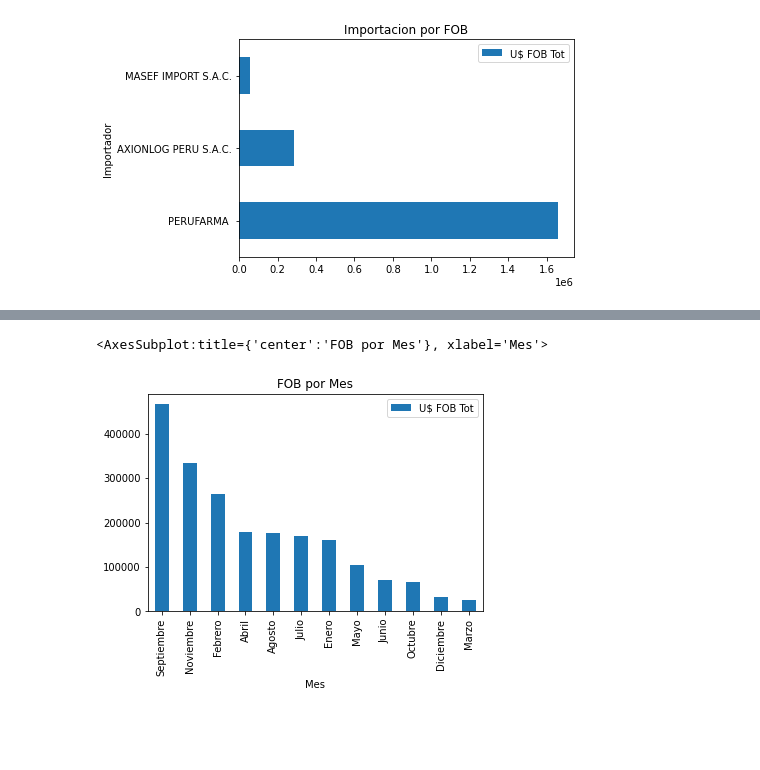
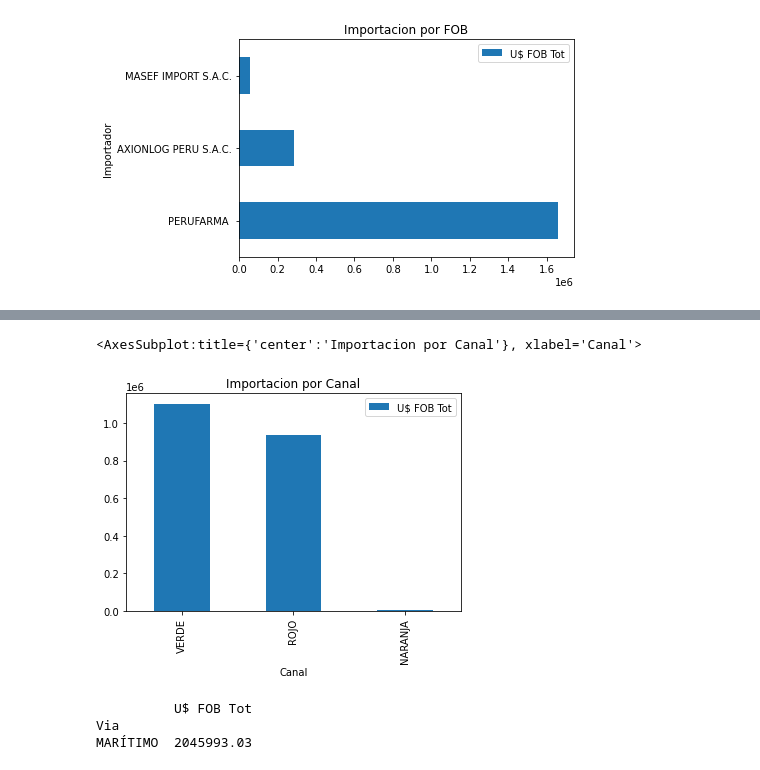
Before and after one commit to BeaL15/Python_DT, a Jupyter notebook: EDA.ipynb, the cells around one changed output, grey strips where cells are left out. Cells and saved outputs as stored; diff of their text form; code cells hidden in the pictures; blank space fills up the shorter version.

```diff
--- a/EDA.ipynb
+++ b/EDA.ipynb
@@ -54,9 +56,3 @@ df_filtro_partidas = df_columnas_eliminadas[filtro_partidas_aduaneras]
 df_filtro_partidas.shape
 # %% [output]
 (212, 16)
-# %%
-# Creamos dos columnas apartir de la columna fecha, reemplzamos los meses en números por meses escritos
-df_filtro_partidas['Año'] = df_filtro_partidas['Fecha'].dt.year
-df_filtro_partidas['Mes'] = df_filtro_partidas['Fecha'].dt.month
-df_filtro_partidas['Mes'].replace({1:'Enero', 2:'Febrero', 3:'Marzo', 4:'Abril', 5:'Mayo', 6:'Junio', 7:'Julio', 8:'Agosto', 9:'Septiembre', 10:'Octubre', 11:'Noviembre', 12:'Diciembre'}, inplace=True)
-df_filtro_partidas.head(2)
@@ -105,0 +109,3 @@ df_final.shape
+# %%
+df_final['mes_e'] = df_final['Mes']
+df_final.columns
@@ -105,0 +118,3 @@ df_final.shape
+# %%
+df_final['mes_e'].replace({1:'Enero', 2:'Febrero', 3:'Marzo', 4:'Abril', 5:'Mayo', 6:'Junio', 7:'Julio', 8:'Agosto', 9:'Septiembre', 10:'Octubre', 11:'Noviembre', 12:'Diciembre'}, inplace=True)
+df_final.head(2)
@@ -126,5 +205,5 @@ df_imp_fob.head(3).plot(kind='barh', title = 'Importacion por FOB')
 # %%
-df_suma_mes = df_final.pivot_table(index="Mes" , values="U$ FOB Tot", aggfunc='sum')
-df_imp_mes = df_suma_mes.sort_values('U$ FOB Tot',ascending = False)
-print(df_imp_mes)
+df_canal = df_final.groupby(['Canal']).agg({'U$ FOB Tot':'sum'})
+df_imp_canal = df_canal.sort_values('U$ FOB Tot',ascending = False)
+print(df_imp_canal)
 # %% [output]
@@ -145,5 +215,13 @@ Marzo         25220.54
 # %%
-df_imp_mes.plot(kind='bar', title = 'FOB por Mes')
+df_imp_canal.plot(kind='bar', title = 'Importacion por Canal')
 # %% [output]
-<AxesSubplot:title={'center':'FOB por Mes'}, xlabel='Mes'>
+<AxesSubplot:title={'center':'Importacion por Canal'}, xlabel='Canal'>
-[figure, old version]
+[figure, new version]
+# %%
+df_via = df_final.groupby(['Via']).agg({'U$ FOB Tot':'sum'})
+df_imp_via = df_via.sort_values('U$ FOB Tot',ascending = False)
+print(df_imp_via)
+# %% [output]
+          U$ FOB Tot
+Via
+MARÍTIMO  2045993.03
```
Also changed, not shown: parts of 23 cells of this notebook.
